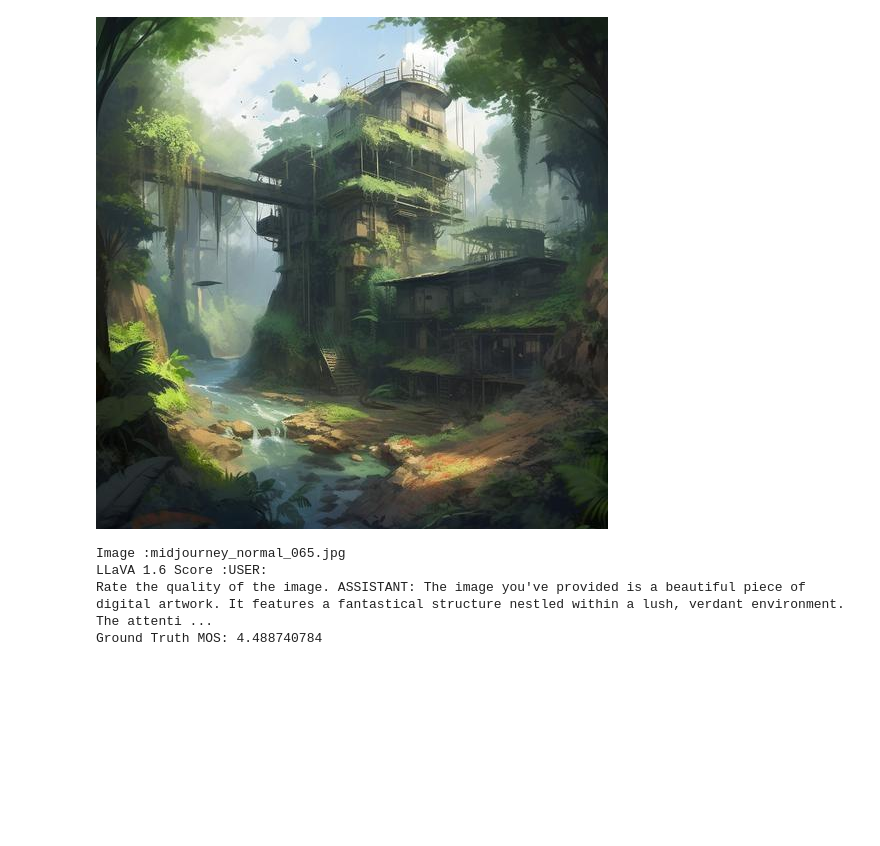
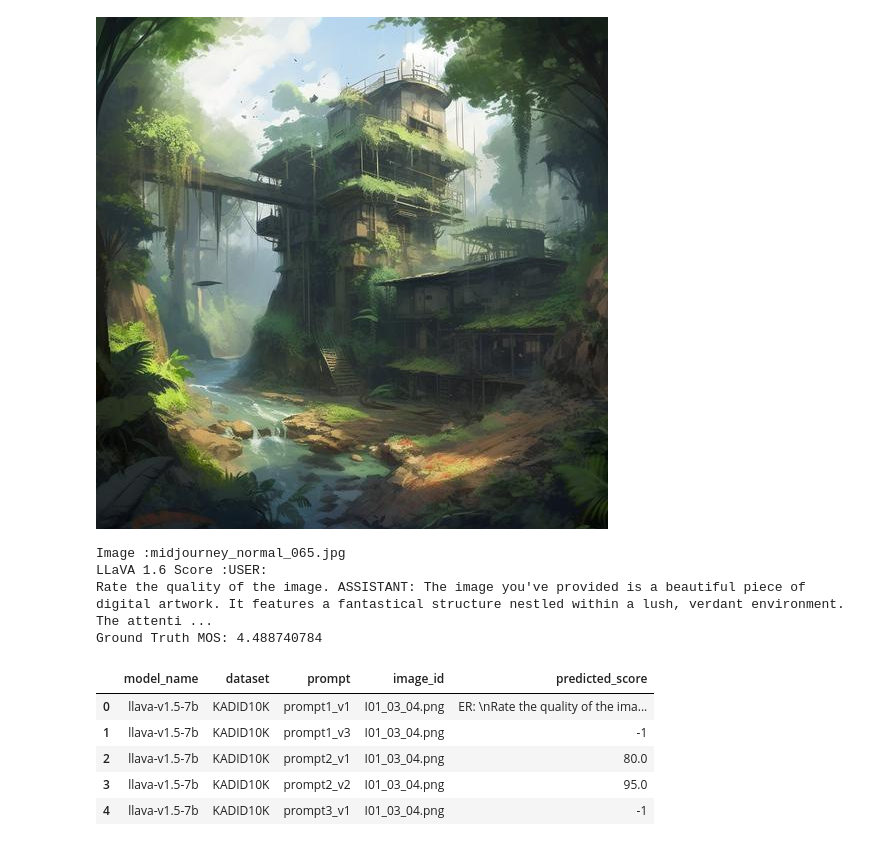
Before and after one commit to yahya-ben/nr_iqa_masters_thesis, a Jupyter notebook: notebooks/experiment_1_analysis.ipynb, the cells around one changed output. Cells and saved outputs as stored; diff of their text form; code cells hidden in the pictures; blank space fills up the shorter version.

```diff
--- a/notebooks/experiment_1_analysis.ipynb
+++ b/notebooks/experiment_1_analysis.ipynb
@@ -106,3 +106,14 @@ Image :midjourney_normal_065.jpg
 LLaVA 1.6 Score :USER:
 Rate the quality of the image. ASSISTANT: The image you've provided is a beautiful piece of digital artwork. It features a fantastical structure nestled within a lush, verdant environment. The attenti ...
 Ground Truth MOS: 4.488740784
+# %%
+df = pd.read_csv("~/nr_iqa_masters_thesis/results/llava-v1.5-7b_results_20250203_164538.csv")
+# %%
+df.head()
+# %% [output]
+|  | model_name | dataset | prompt | image_id | predicted_score |
+| 0 | llava-v1.5-7b | KADID10K | prompt1_v1 | I01_03_04.png | ER: \nRate the quality of the ima... |
+| 1 | llava-v1.5-7b | KADID10K | prompt1_v3 | I01_03_04.png | -1 |
+| 2 | llava-v1.5-7b | KADID10K | prompt2_v1 | I01_03_04.png | 80.0 |
+| 3 | llava-v1.5-7b | KADID10K | prompt2_v2 | I01_03_04.png | 95.0 |
+| 4 | llava-v1.5-7b | KADID10K | prompt3_v1 | I01_03_04.png | -1 |
```
Also changed, not shown: parts of 1 cell of this notebook, 7 other files.
